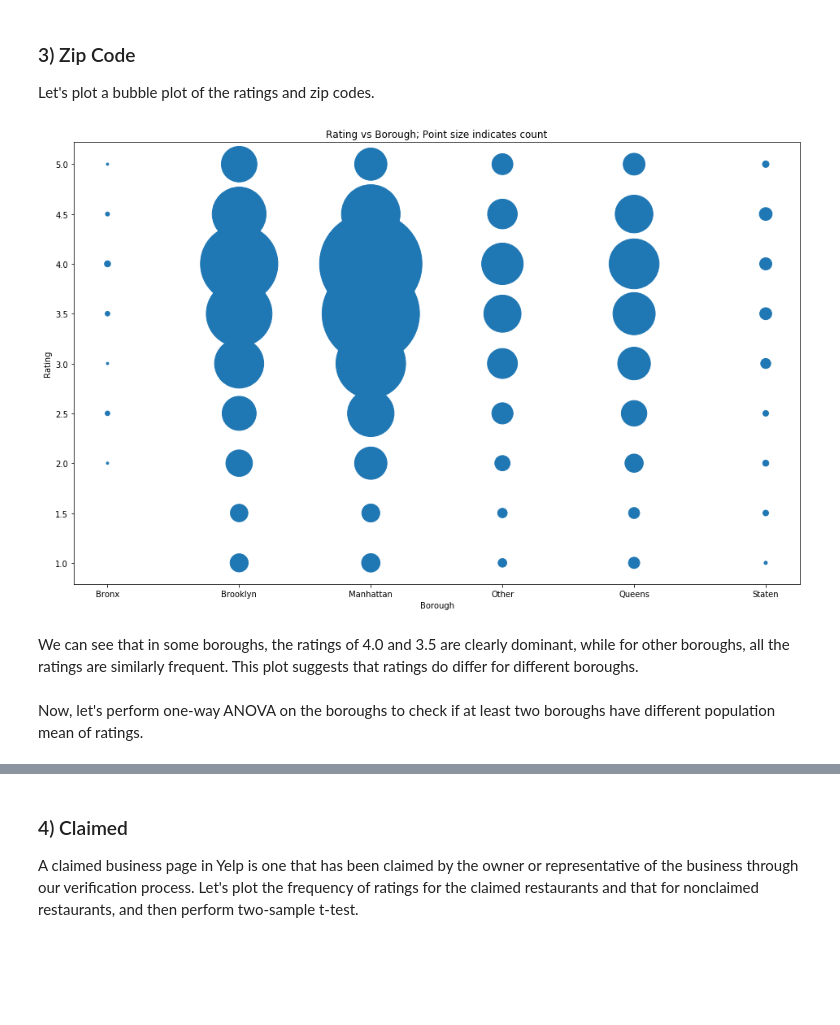
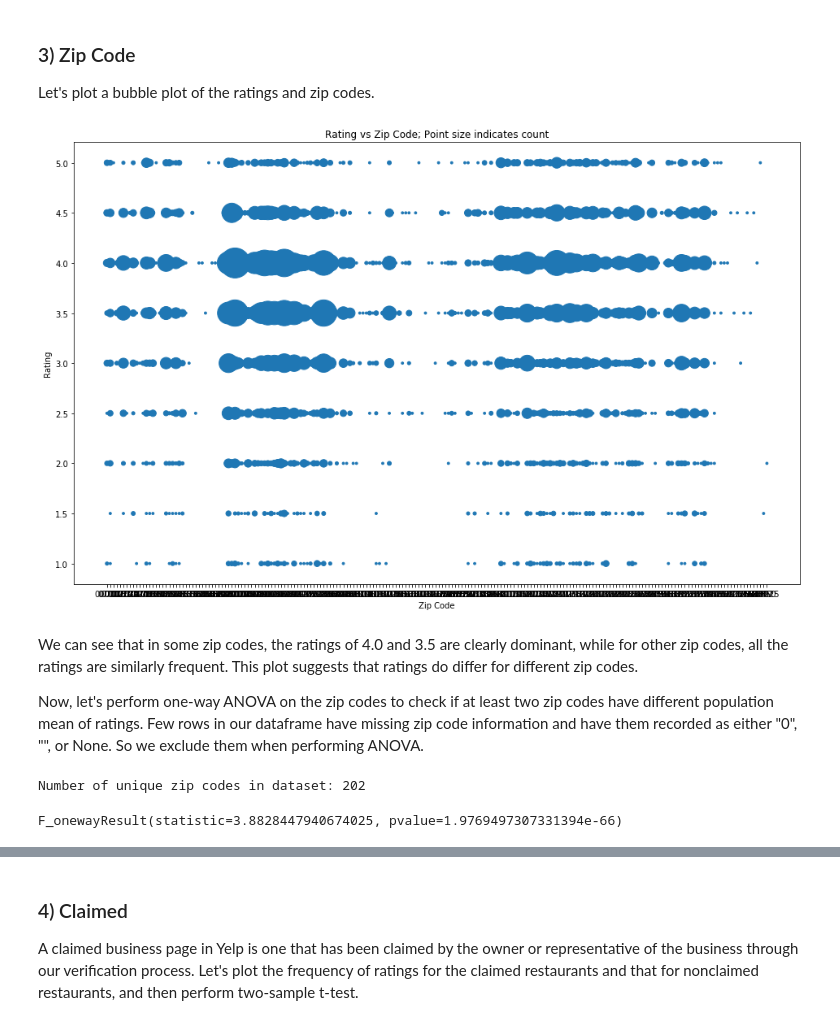
Before and after one commit to sandershihacker/yelp-rating-prediction, a Jupyter notebook: yelp_rating_prediction.ipynb, the cells around one changed output, grey strips where cells are left out. Cells and saved outputs as stored; diff of their text form; code cells hidden in the pictures; blank space fills up the shorter version.

```diff
--- a/yelp_rating_prediction.ipynb
+++ b/yelp_rating_prediction.ipynb
@@ -522,32 +481,57 @@ Let's plot a bubble plot of the ratings and zip codes.
 # %%
 plt.rcParams["figure.figsize"] = [16,10]
 
-def bubbleplot_two_vars(var1, var2, df, xlabel="Borough", ylabel="Rating"):
+def bubbleplot_two_vars(var1, var2, df, xlabel="Zip Code", ylabel="Rating"):
     """
     Input
     - var1 is the name of the first variable (which is a column in the dataframe)
     - var1 is the name of the second variable (which is a column in the dataframe)
     - df is the dataframe containing the data
 
     This function plots a bubble plot of the two variables in the dataframe
-    (cite: course lecture note on data visualization)
     """
     pairs = np.array(df[[var1, var2]]).astype(str)
     label_x, x = np.unique(pairs[:,0], return_inverse=True)
     label_y, y = np.unique(pairs[:,1], return_inverse=True)
     xy, cnts = np.unique((x,y), axis=1, return_counts=True)
     plt.scatter(xy[0], xy[1], s=cnts*8)
-    plt.xlabel(xlabel)
-    plt.ylabel(ylabel)
+    plt.xlabel("Zip Code")
+    plt.ylabel("Rating")
     plt.title("%s vs %s; Point size indicates count"%(ylabel, xlabel))
     plt.xticks(range(len(label_x)), label_x)
     plt.yticks(range(len(label_y)), label_y)
     plt.show()
 
-bubbleplot_two_vars(var1='borough', var2='rating', df=training_features)
+bubbleplot_two_vars(var1='zip_code', var2='rating', df=training_features)
 # %% [output]
-[figure, old version]
+[figure, new version]
 # %% [markdown]
-We can see that in some boroughs, the ratings of 4.0 and 3.5 are clearly dominant, while for other boroughs, all the ratings are similarly frequent. This plot suggests that ratings do differ for different boroughs.
+We can see that in some zip codes, the ratings of 4.0 and 3.5 are clearly dominant, while for other zip codes, all the ratings are similarly frequent. This plot suggests that ratings do differ for different zip codes.
+
+Now, let's perform one-way ANOVA on the zip codes to check if at least two zip codes have different population mean of ratings. Few rows in our dataframe have missing zip code information and have them recorded as either "0", "", or None. So we exclude them when performing ANOVA.
-# %% [markdown]
-Now, let's perform one-way ANOVA on the boroughs to check if at least two boroughs have different population mean of ratings.
+# %%
+def zipcode_oneway_ANOVA(zipcodes, df):
+    """
+    Input:
+    - zipcodes is the list of zip codes
+    - df is the pandas dataframe containing the data
+
+    This function returns the output of one-way ANOVA on ratings across different zip codes
+    """
+    # This dictionary will have each key being each zip code, and the corresponding value will be the array
+    # of the ratings of the restaurants with that zip code
+    zipcode_rating_dict = dict()
+    for zipcode in zipcodes:
+        this_zipcode_df = df.loc[df['zip_code']==zipcode]
+        zipcode_rating_dict[zipcode] = np.array(this_zipcode_df['rating'])
+    return stats.f_oneway(*zipcode_rating_dict.values())
+
+unique_zipcodes = training_features['zip_code'].unique()
+unique_zipcodes = unique_zipcodes[unique_zipcodes != "0"]
+unique_zipcodes = unique_zipcodes[unique_zipcodes != ""]
+unique_zipcodes = unique_zipcodes[unique_zipcodes != None]
+print("Number of unique zip codes in dataset:", len(unique_zipcodes))
+zipcode_oneway_ANOVA(zipcodes=unique_zipcodes, df=training_features)
+# %% [output]
+Number of unique zip codes in dataset: 202
+F_onewayResult(statistic=3.8828447940674025, pvalue=1.9769497307331394e-66)
```
Also changed, not shown: parts of 20 cells of this notebook.
